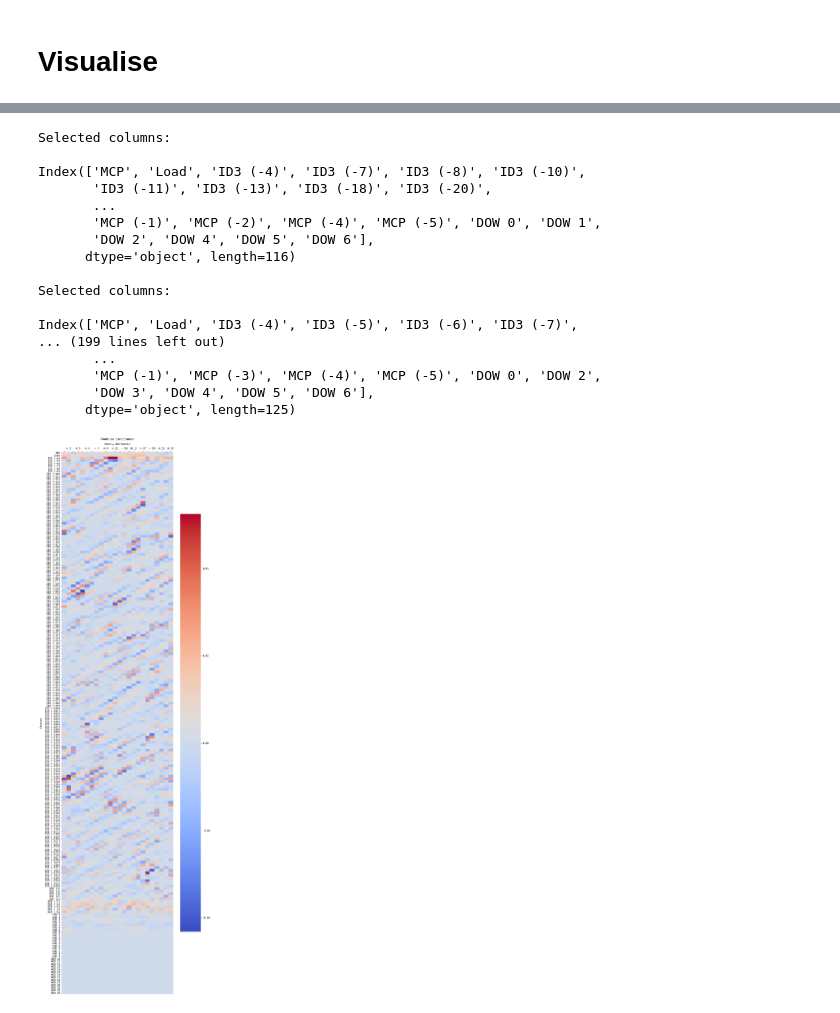
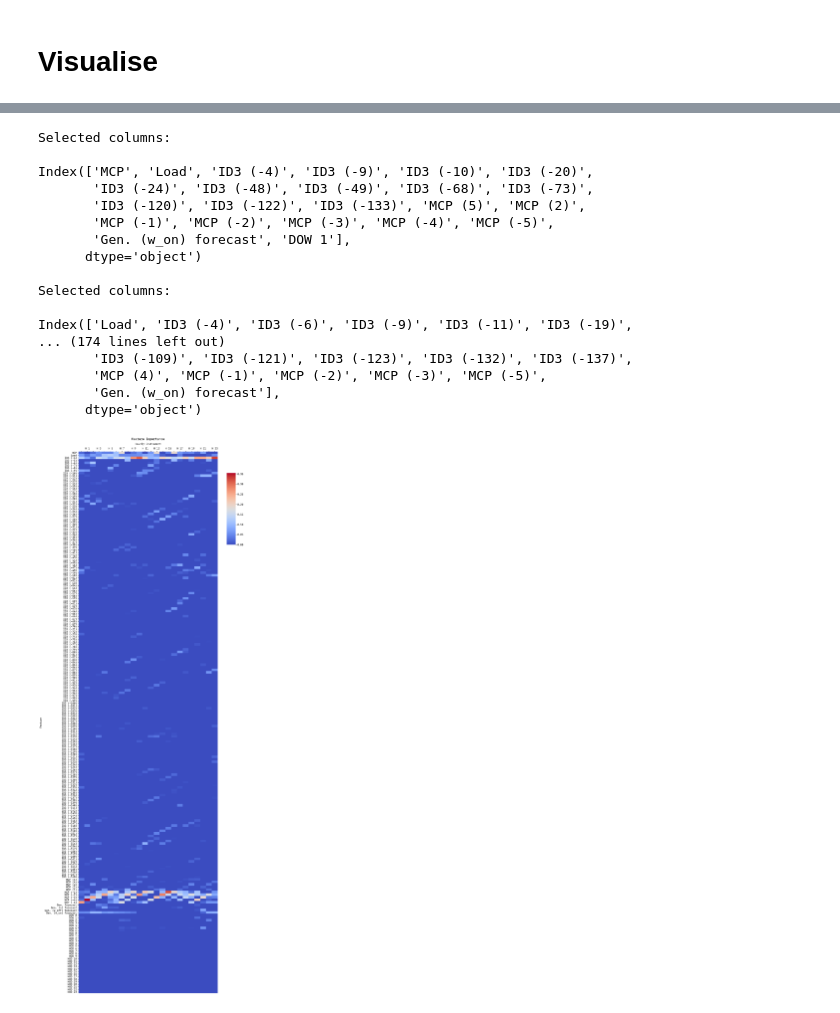
Before and after one commit to timovijn/ElectricityPriceForecasting, a Jupyter notebook: features/LASSO.ipynb, the cells around one changed output, grey strips where cells are left out. Drawn from its saved outputs; the diff is of its cells as text; code cells hidden in the pictures.

```diff
--- a/features/LASSO.ipynb
+++ b/features/LASSO.ipynb
@@ -234,7 +236,7 @@ for h in range(0, 24):
     lab_enc = LabelEncoder()
     y_train = lab_enc.fit_transform(y_train)
 
-    sel_ = SelectFromModel(Lasso(alpha=1e-1, random_state=10))
+    sel_ = SelectFromModel(Lasso(alpha=3, random_state=10))
     sel_.fit(scaler.transform(X_train), y_train)
 
     coefficients[f'H {h}'] = sel_.estimator_.coef_
@@ -246,42 +248,42 @@ coefficients = coefficients.set_index([X_train.columns])
 # %% [output]
 Selected columns:
 
-Index(['MCP', 'Load', 'ID3 (-4)', 'ID3 (-7)', 'ID3 (-8)', 'ID3 (-10)',
-       'ID3 (-11)', 'ID3 (-13)', 'ID3 (-18)', 'ID3 (-20)',
-       ...
-       'MCP (-1)', 'MCP (-2)', 'MCP (-4)', 'MCP (-5)', 'DOW 0', 'DOW 1',
-       'DOW 2', 'DOW 4', 'DOW 5', 'DOW 6'],
-      dtype='object', length=116)
+Index(['MCP', 'Load', 'ID3 (-4)', 'ID3 (-9)', 'ID3 (-10)', 'ID3 (-20)',
+       'ID3 (-24)', 'ID3 (-48)', 'ID3 (-49)', 'ID3 (-68)', 'ID3 (-73)',
+       'ID3 (-120)', 'ID3 (-122)', 'ID3 (-133)', 'MCP (5)', 'MCP (2)',
+       'MCP (-1)', 'MCP (-2)', 'MCP (-3)', 'MCP (-4)', 'MCP (-5)',
+       'Gen. (w_on) forecast', 'DOW 1'],
+      dtype='object')
 
 Selected columns:
 
-Index(['MCP', 'Load', 'ID3 (-4)', 'ID3 (-5)', 'ID3 (-6)', 'ID3 (-7)',
-... (199 lines left out)
-       ...
-       'MCP (-1)', 'MCP (-3)', 'MCP (-4)', 'MCP (-5)', 'DOW 0', 'DOW 2',
-       'DOW 3', 'DOW 4', 'DOW 5', 'DOW 6'],
-      dtype='object', length=125)
+Index(['Load', 'ID3 (-4)', 'ID3 (-6)', 'ID3 (-9)', 'ID3 (-11)', 'ID3 (-19)',
+... (174 lines left out)
+       'ID3 (-109)', 'ID3 (-121)', 'ID3 (-123)', 'ID3 (-132)', 'ID3 (-137)',
+       'MCP (4)', 'MCP (-1)', 'MCP (-2)', 'MCP (-3)', 'MCP (-5)',
+       'Gen. (w_on) forecast'],
+      dtype='object')
 # %%
 importances = pd.DataFrame()
 
 for h in range(0, 24):
-    importances[f'H {h}'] = coefficients[f'H {h}'] / coefficients[f'H {h}'].abs().sum()
+    importances[f'H {h}'] = coefficients[f'H {h}'].abs() / coefficients[f'H {h}'].abs().sum()
 
 importances = importances.set_index([X_train.columns])
 # %%
 fig, ax = plt.subplots(figsize = (10, 40))
-sns.heatmap(ax = ax, data = importances, cmap = "coolwarm")
-# sns.color_palette("coolwarm", as_cmap=True)
+cbar_ax = fig.add_axes([.95, .75, .05, .10])
+sns.heatmap(ax = ax, data = importances, cmap = "coolwarm", cbar_ax = cbar_ax)
 
 ax.xaxis.set_ticks_position('top')
 ax.xaxis.set_label_position('top')
 
 for label in ax.xaxis.get_ticklabels()[::2]:
     label.set_visible(False)
 
 ax.set_xlabel('Hourly instrument', labelpad = 10)
 ax.set_ylabel('Feature', labelpad = 10)
 
 ax.set_title(f'Feature importance', pad = 10);
 # %% [output]
-[figure, old version]
+[figure, new version]
```
Also changed, not shown: parts of 7 cells of this notebook, 3 other files.
